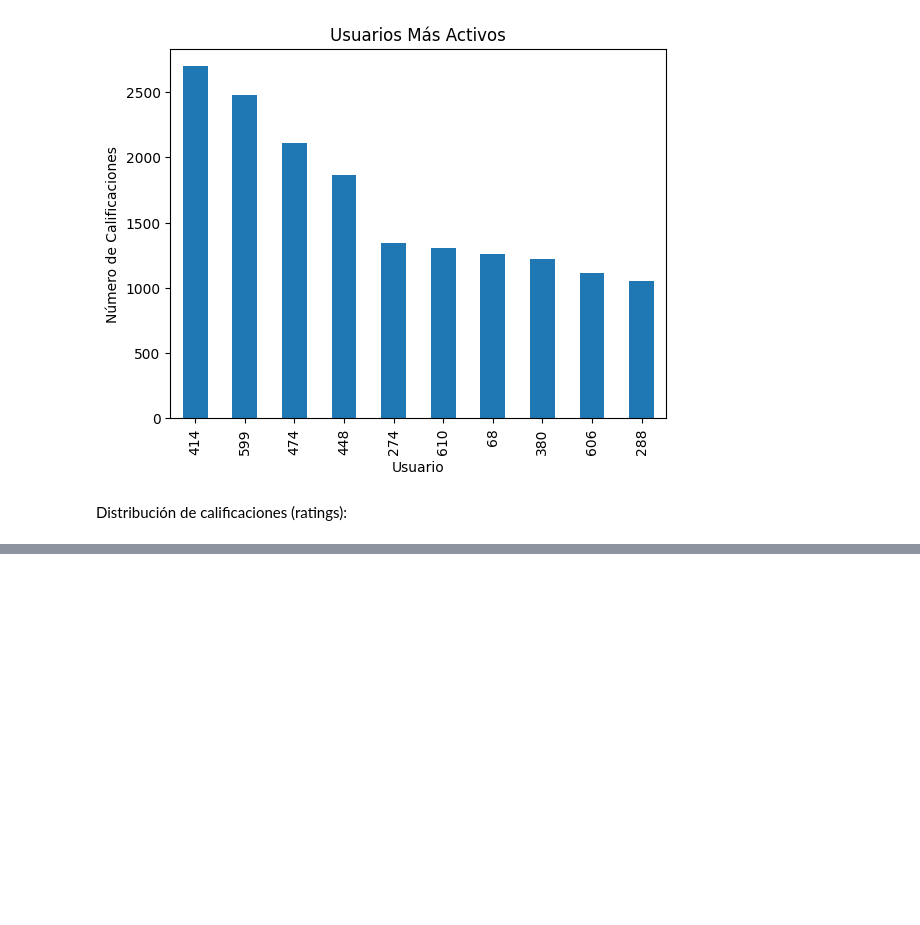
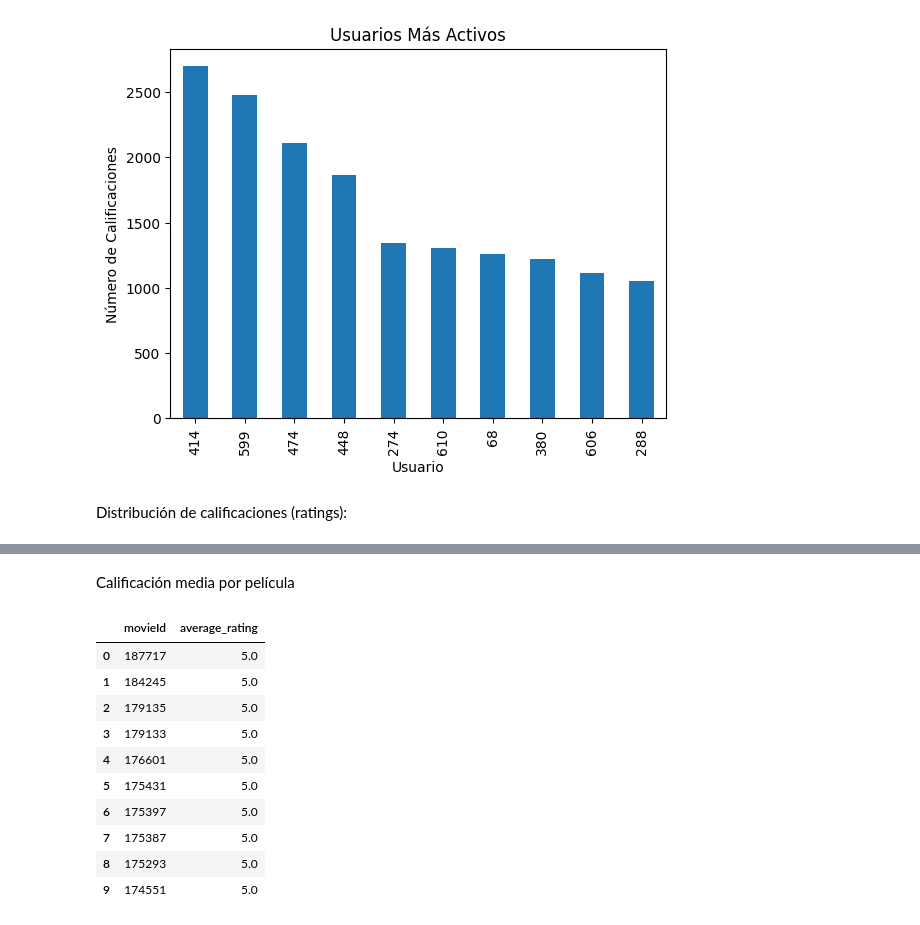
Before and after one commit to yackelineql/MarketingprojectG8, a Jupyter notebook: b_exploracion_limpieza.ipynb, the cells around one changed output, grey strips where cells are left out. Cells and saved outputs as stored; diff of their text form; code cells hidden in the pictures; blank space fills up the shorter version.

```diff
--- a/b_exploracion_limpieza.ipynb
+++ b/b_exploracion_limpieza.ipynb
@@ -279,0 +290,29 @@ NameError: name 'pd' is not defined
+# %% [markdown]
+Calificación media por película
+# %%
+###10 películas con las mejores calificaciones promedio
+pd.read_sql("""
+SELECT
+    movieId,
+    AVG(rating) AS average_rating
+FROM
+    ratings
+GROUP BY
+    movieId
+ORDER BY
+    average_rating DESC
+LIMIT 10;
+
+""",con)
+# %% [output]
+|  | movieId | average_rating |
+| 0 | 187717 | 5.0 |
+| 1 | 184245 | 5.0 |
+| 2 | 179135 | 5.0 |
+| 3 | 179133 | 5.0 |
+| 4 | 176601 | 5.0 |
+| 5 | 175431 | 5.0 |
+| 6 | 175397 | 5.0 |
+| 7 | 175387 | 5.0 |
+| 8 | 175293 | 5.0 |
+| 9 | 174551 | 5.0 |
```
Also changed, not shown: parts of 2 cells of this notebook.
